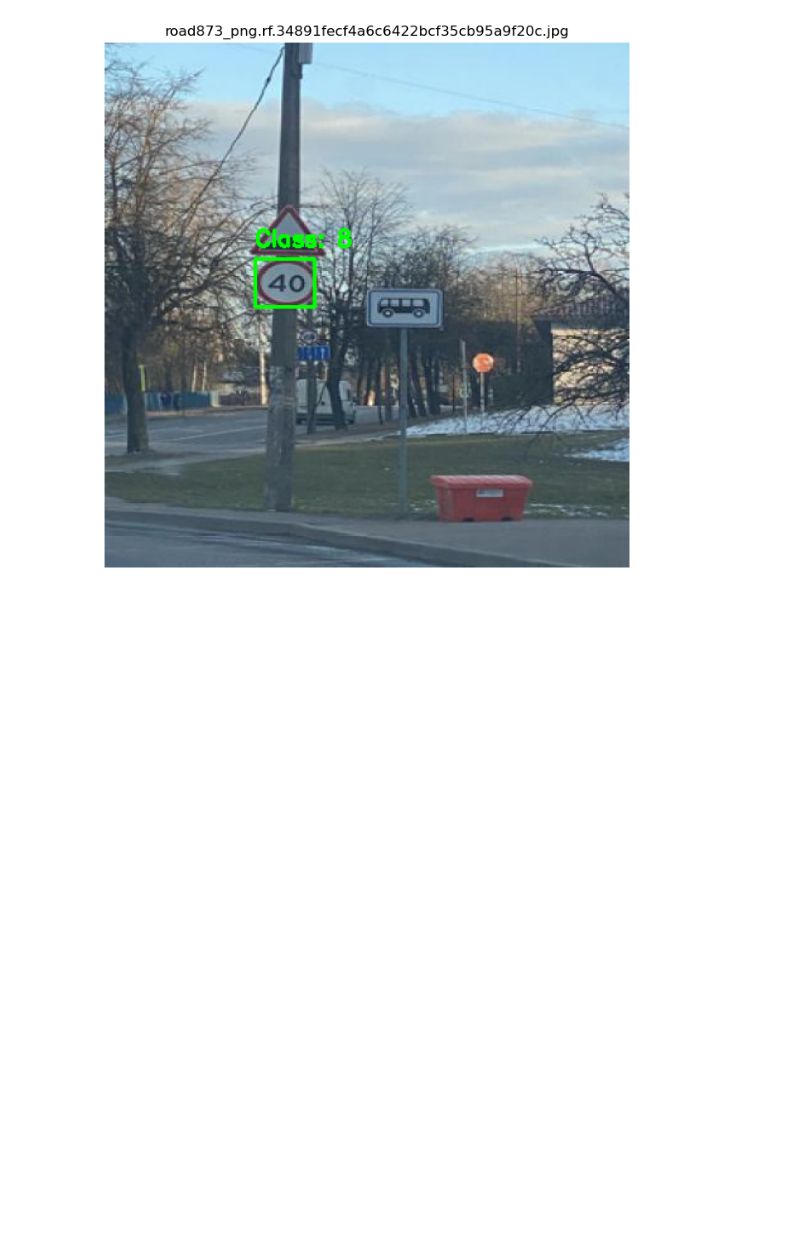
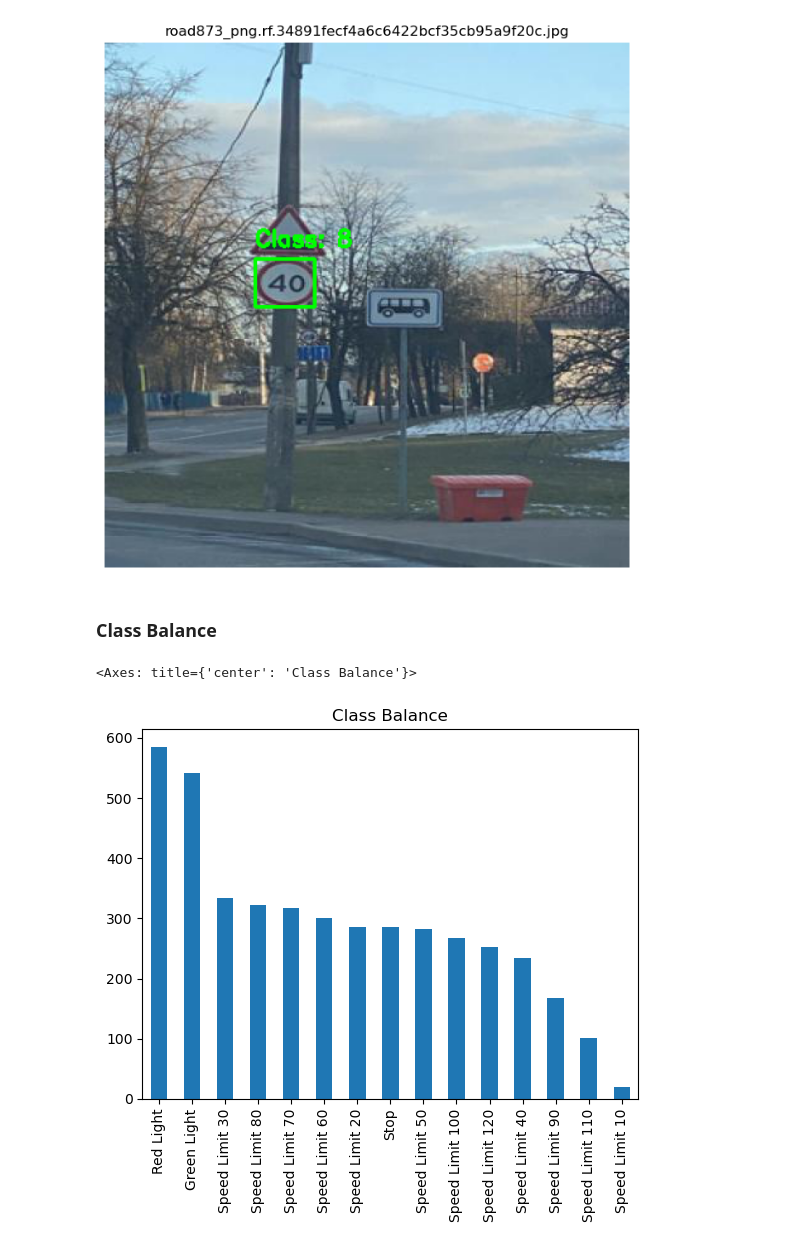
Before and after one commit to MrWlobo/Traffic_Sign_Detection, a Jupyter notebook: main.ipynb, the cells around one changed output. Cells and saved outputs as stored; diff of their text form; code cells hidden in the pictures; blank space fills up the shorter version.

Commit message:
Added class balance bar chart.

```diff
--- a/main.ipynb
+++ b/main.ipynb
@@ -26,6 +28,7 @@ validation_images_path = folder_path / "valid" / "images"
 validation_labels_path = folder_path / "valid" / "labels"
 test_images_path = folder_path / "test" / "images"
 test_labels_path = folder_path / "test" / "labels"
+yaml_path = folder_path / "data.yaml"
 # %%
 def load_images(folder_path):
     list_of_images = []
@@ -89,3 +94,27 @@ name = "road873_png.rf.34891fecf4a6c6422bcf35cb95a9f20c"
 show_annotated_image(train_images_path / f"{name}.jpg", train_labels_path / f"{name}.txt")
 # %% [output]
 [figure]
+# %% [markdown]
+### Class Balance
+# %%
+def get_class_stats(labels_dir, class_map):
+    counts = []
+    for filename in os.listdir(labels_dir):
+        if filename.endswith(".txt"):
+            with open(os.path.join(labels_dir, filename), "r") as f:
+                for line in f:
+                    cls_id = int(line.split()[0])
+                    counts.append(class_map[cls_id])
+
+    return pd.Series(counts).value_counts()
+# %%
+with open(yaml_path, 'r') as f:
+    data = yaml.safe_load(f)
+    class_map = data['names']
+
+class_stats = get_class_stats(train_labels_path, class_map)
+# %%
+class_stats.plot(kind="bar", title="Class Balance")
+# %% [output]
+<Axes: title={'center': 'Class Balance'}>
+[figure, added]
```
Also changed, not shown: parts of 3 cells of this notebook.
